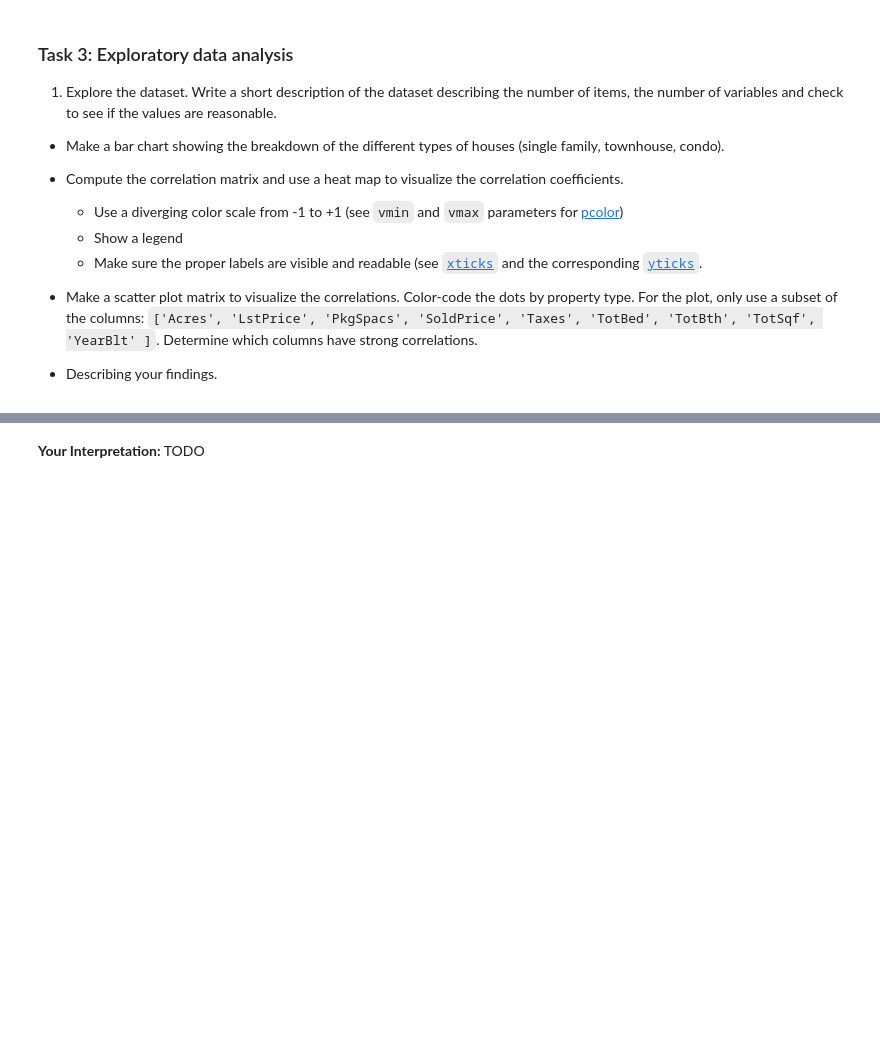
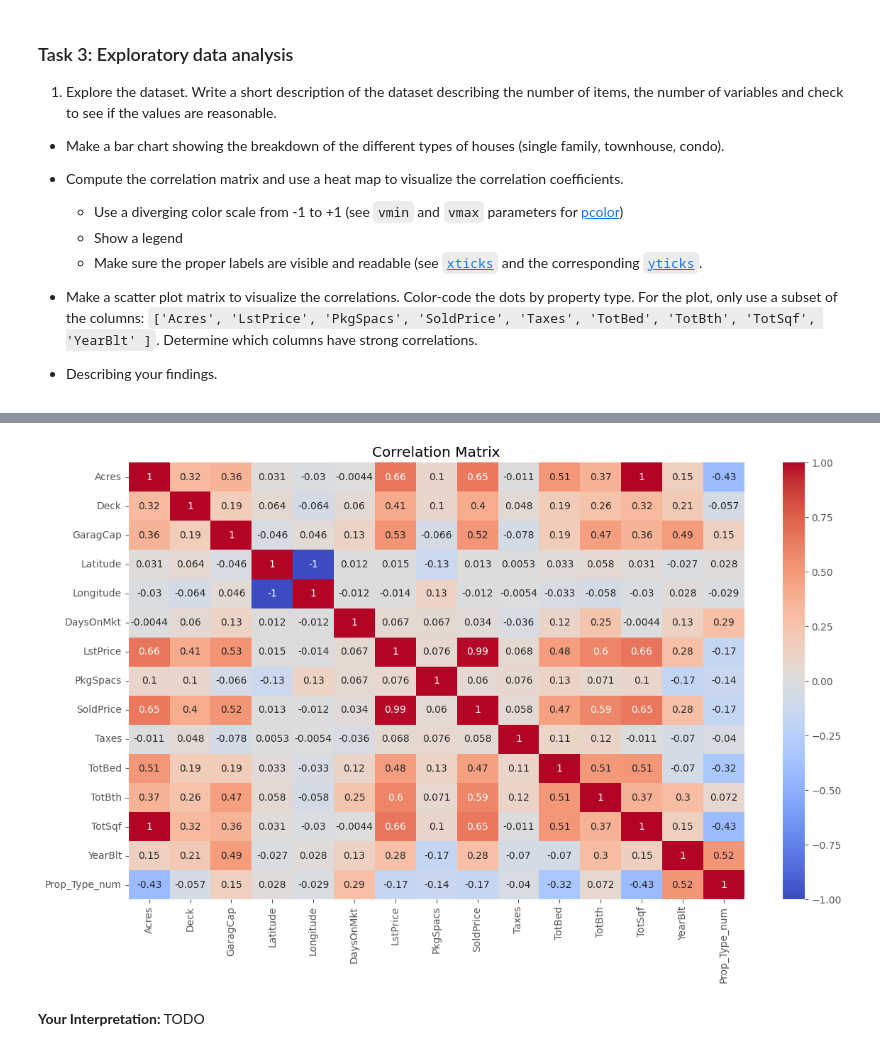
Before and after one commit to logancorrea/Intro-to-Data-Science, a Jupyter notebook: Homework/HW05/HW5.ipynb, the cells around one changed output, grey strips where cells are left out. Saved outputs shown, nothing was run; the diff lists cells and outputs as text; code cells hidden in the pictures; blank space fills up the shorter version.

```diff
--- a/Homework/HW05/HW5.ipynb
+++ b/Homework/HW05/HW5.ipynb
@@ -102,3 +106,18 @@ house_clean.head()
+# %%
+import seaborn as sns
+import matplotlib.pyplot as plt
+
+# Remove non-numeric columns and compute correlation matrix
+house_numeric = house_clean.drop(columns=['PropType'])
+correlation_matrix = house_numeric.corr()
+
+# Plot correlation matrix
+plt.figure(figsize=(14, 8))
+sns.heatmap(correlation_matrix, annot=True, cmap='coolwarm', vmin=-1, vmax=1)
+plt.title('Correlation Matrix')
+plt.show()
+# %% [output]
+[figure, added]
 # %% [markdown]
 **Your Interpretation:** TODO
 # %% [markdown]
```
Also changed, not shown: parts of 3 cells of this notebook.
